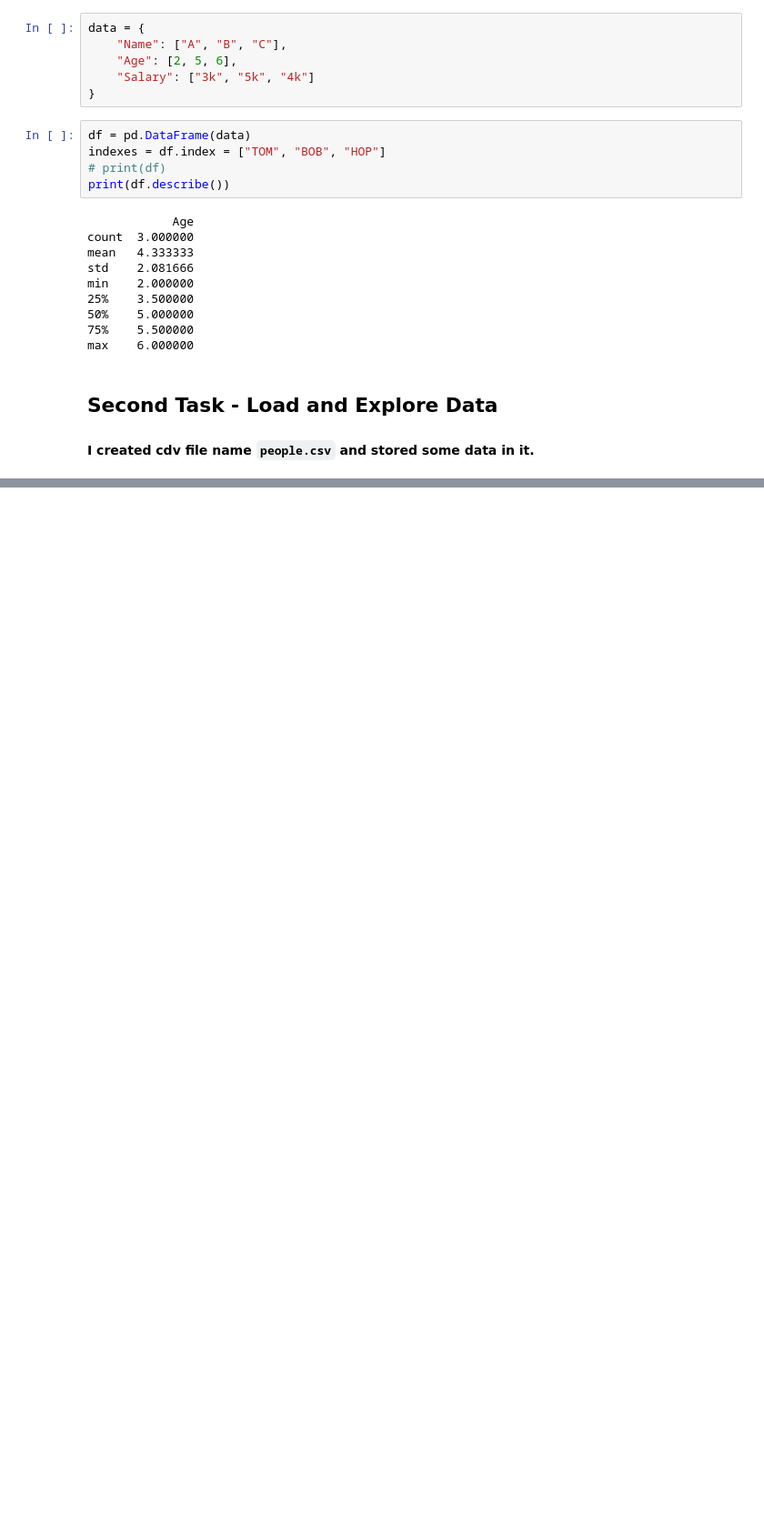
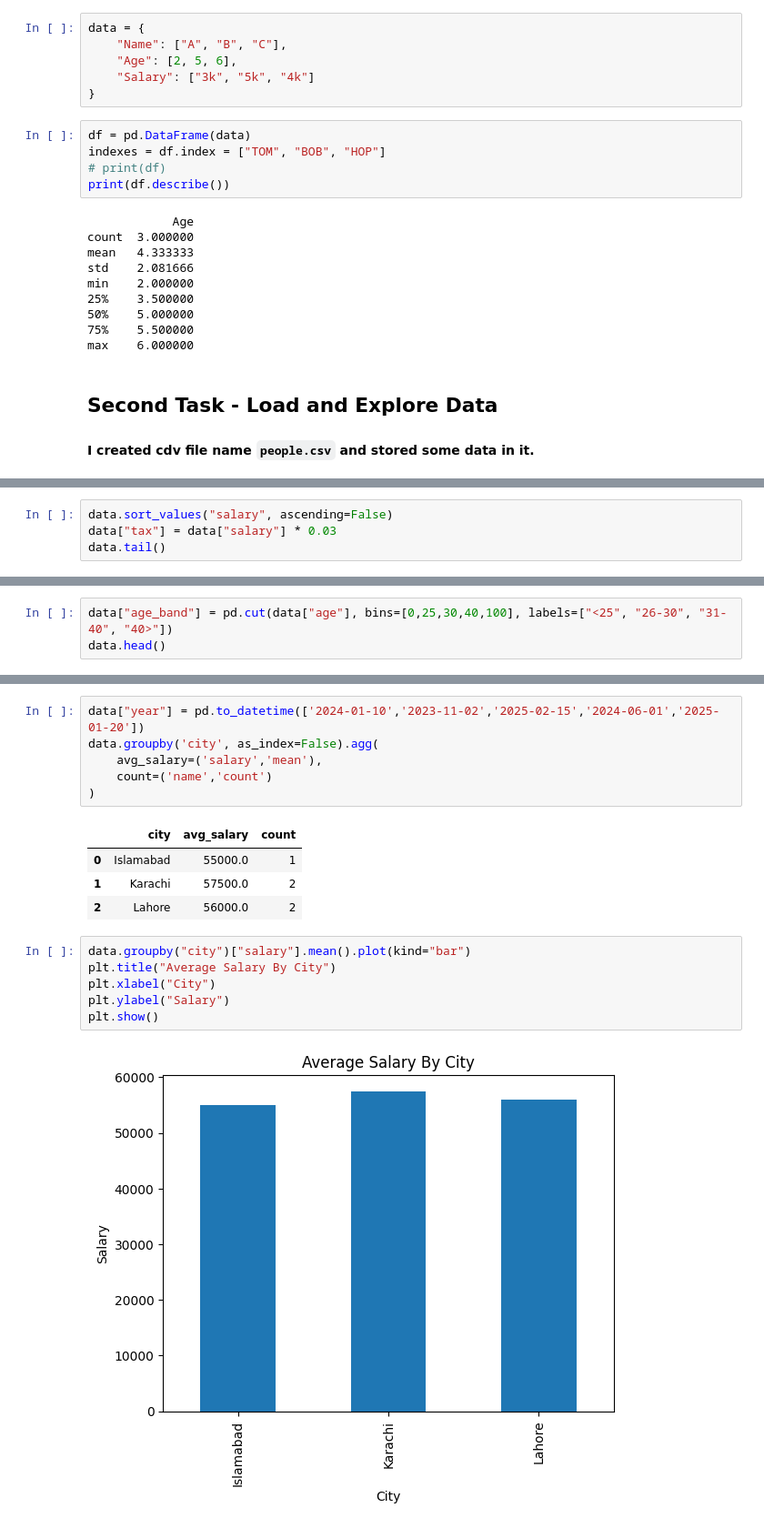
Before and after one commit to shahzain-lab/datasceince-practise, a Jupyter notebook: hello.ipynb, the cells around one changed output, grey strips where cells are left out. Shown at 91% size. Cells and saved outputs as stored; diff of their text form; blank space fills up the shorter version.

```diff
--- a/hello.ipynb
+++ b/hello.ipynb
@@ -44,0 +53,4 @@ memory usage: 292.0+ bytes
+# %%
+data.sort_values("salary", ascending=False)
+data["tax"] = data["salary"] * 0.03
+data.tail()
@@ -44,0 +66,3 @@ memory usage: 292.0+ bytes
+# %%
+data["age_band"] = pd.cut(data["age"], bins=[0,25,30,40,100], labels=["<25", "26-30", "31-40", "40>"])
+data.head()
@@ -44,0 +88,19 @@ memory usage: 292.0+ bytes
+# %%
+data["year"] = pd.to_datetime(['2024-01-10','2023-11-02','2025-02-15','2024-06-01','2025-01-20'])
+data.groupby('city', as_index=False).agg(
+    avg_salary=('salary','mean'),
+    count=('name','count')
+)
+# %% [output]
+|  | city | avg_salary | count |
+| 0 | Islamabad | 55000.0 | 1 |
+| 1 | Karachi | 57500.0 | 2 |
+| 2 | Lahore | 56000.0 | 2 |
+# %%
+data.groupby("city")["salary"].mean().plot(kind="bar")
+plt.title("Average Salary By City")
+plt.xlabel("City")
+plt.ylabel("Salary")
+plt.show()
+# %% [output]
+[figure, added]
```
Also changed, not shown: parts of 10 cells of this notebook.
